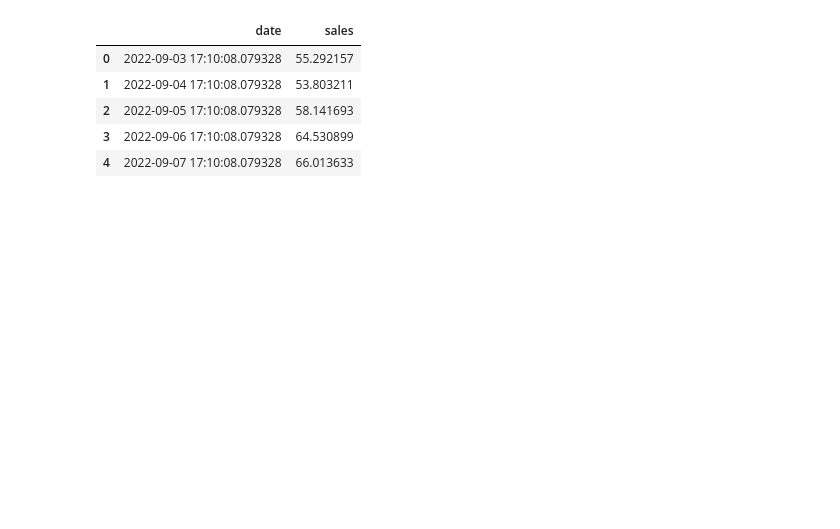
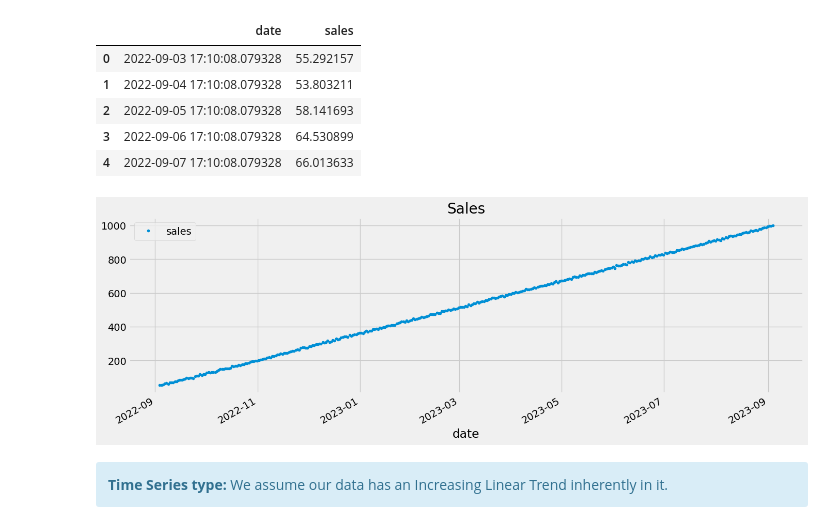
Before and after one commit to dorianDraper/Time-Series-projects, a Jupyter notebook: src/sales_project.ipynb, the cells around one changed output. Cells and saved outputs as stored; diff of their text form; code cells hidden in the pictures; blank space fills up the shorter version.

Commit message:
Sales forecasting project completed

```diff
--- a/src/sales_project.ipynb
+++ b/src/sales_project.ipynb
@@ -6,3 +12,14 @@ import numpy as np
+# %%
+import pandas as pd
+import matplotlib.pyplot as plt
+import seaborn as sns
+
+from statsmodels.tsa.seasonal import seasonal_decompose
+from statsmodels.tsa.stattools import adfuller
+from statsmodels.graphics.tsaplots import plot_acf, plot_pacf
+from pmdarima import auto_arima
+color_pal = sns.color_palette()
+plt.style.use('fivethirtyeight')
 # %%
 # Load the data
 df = pd.read_csv('https://raw.githubusercontent.com/4GeeksAcademy/alternative-time-series-project/main/sales.csv')
@@ -14,3 +31,19 @@ df.head()
 | 2 | 2022-09-05 17:10:08.079328 | 58.141693 |
 | 3 | 2022-09-06 17:10:08.079328 | 64.530899 |
 | 4 | 2022-09-07 17:10:08.079328 | 66.013633 |
+# %%
+# Setting the index to be the date
+df['date'] = pd.to_datetime(df['date'])
+df = df.set_index('date')
+# %%
+# Let's visualize the data
+df.plot(style='.',
+        title='Sales',
+        color=color_pal[0],
+        figsize=(15,5))
+plt.show()
+# %% [output]
+[figure, added]
+# %% [markdown]
+<div class="alert alert-block alert-info">
+<b>Time Series type:</b> We assume our data has an Increasing Linear Trend inherently in it.</div>
```
Also changed, not shown: parts of 25 cells of this notebook, 1 other file.
